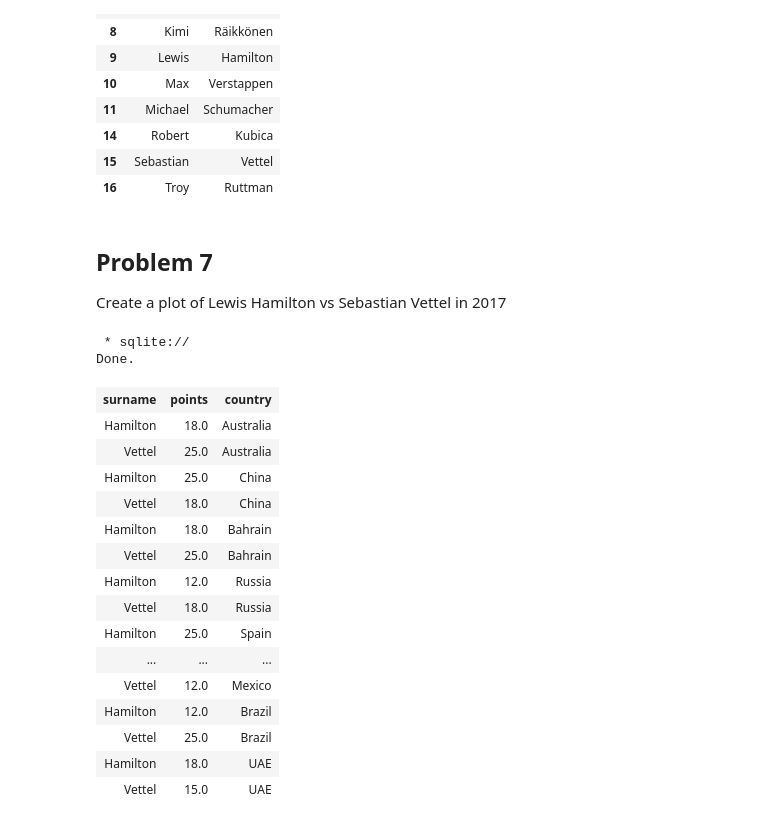
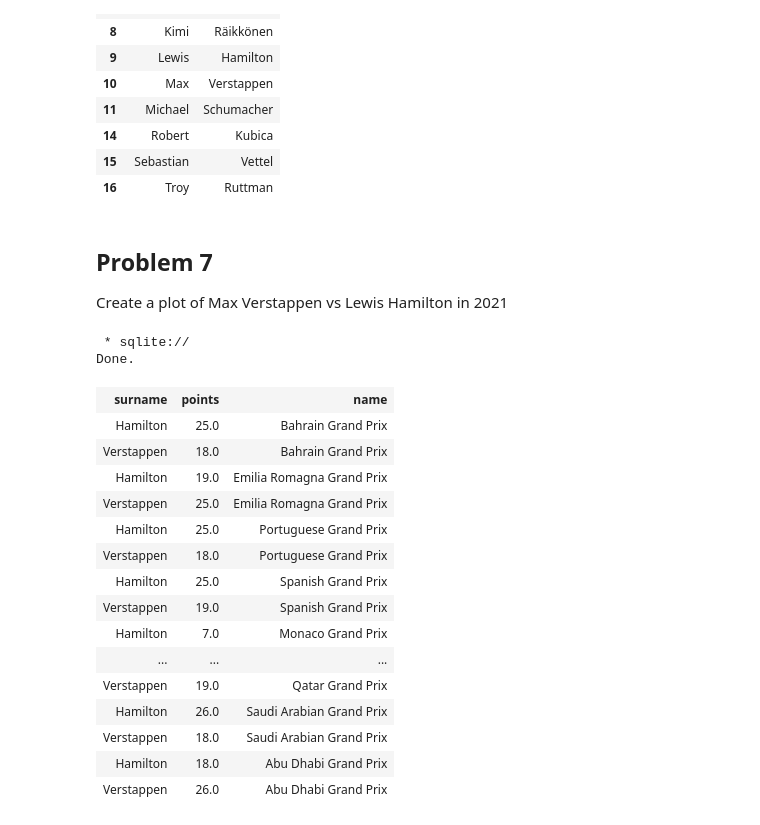
Before and after one commit to jla524/f1-analysis, a Jupyter notebook: notebooks/formula-1-data-analysis.ipynb, the cells around one changed output. Saved outputs shown, nothing was run; the diff lists cells and outputs as text; code cells hidden in the pictures.

```diff
--- a/notebooks/formula-1-data-analysis.ipynb
+++ b/notebooks/formula-1-data-analysis.ipynb
@@ -17,9 +17,12 @@ from scipy import stats
 # Configure matplotlib
 %matplotlib inline
 # %%
-def load_file(file_name: str, parse_dates: Optional[bool] = False):
+def load_file(file_name: str, parse_dates: Optional[bool] = False) -> pd.DataFrame:
     """
     :description: read the given CSV file and return it as a DataFrame
+    :param file_name: name of the CSV file
+    :parse_dates: to parse date columns
+    :returns: a DataFrame
     """
     root_path = Path().resolve(strict=True).parent
     data_path = root_path / 'data' / 'processed'
@@ -462,44 +465,43 @@ df[['forename', 'surname']].drop_duplicates()
 | 16 | Troy | Ruttman |
 # %% [markdown]
 ## Problem 7
-Create a plot of Lewis Hamilton vs Sebastian Vettel in 2017
+Create a plot of Max Verstappen vs Lewis Hamilton in 2021
 # %%
 %%sql
 -- Find the number of points these drivers received for
--- each race in 2017.
+-- each race in 2021.
 
-SELECT d.surname, re.points, c.country
+SELECT d.surname, re.points, ra.name
   FROM races ra
   JOIN results re
     ON ra.raceId = re.raceId
 
   JOIN drivers d
     ON re.driverId = d.driverId
 
-  JOIN circuits c
-    ON ra.circuitId = c.circuitId
- WHERE year = 2017
-   AND (surname = 'Hamilton'
-       OR surname = 'Vettel');
+ WHERE ra.year = 2021
+   AND (surname = 'Verstappen'
+        OR surname = 'Hamilton')
+ ORDER BY ra.round;
 # %% [output]
  * sqlite://
 Done.
-| surname | points | country |
-| Hamilton | 18.0 | Australia |
-| Vettel | 25.0 | Australia |
-| Hamilton | 25.0 | China |
-| Vettel | 18.0 | China |
-| Hamilton | 18.0 | Bahrain |
-| Vettel | 25.0 | Bahrain |
-| Hamilton | 12.0 | Russia |
-| Vettel | 18.0 | Russia |
-| Hamilton | 25.0 | Spain |
+| surname | points | name |
+| Hamilton | 25.0 | Bahrain Grand Prix |
+| Verstappen | 18.0 | Bahrain Grand Prix |
+| Hamilton | 19.0 | Emilia Romagna Grand Prix |
+| Verstappen | 25.0 | Emilia Romagna Grand Prix |
+| Hamilton | 25.0 | Portuguese Grand Prix |
+| Verstappen | 18.0 | Portuguese Grand Prix |
+| Hamilton | 25.0 | Spanish Grand Prix |
+| Verstappen | 19.0 | Spanish Grand Prix |
+| Hamilton | 7.0 | Monaco Grand Prix |
 | ... | ... | ... |
-| Vettel | 12.0 | Mexico |
-| Hamilton | 12.0 | Brazil |
-| Vettel | 25.0 | Brazil |
-| Hamilton | 18.0 | UAE |
-| Vettel | 15.0 | UAE |
+| Verstappen | 19.0 | Qatar Grand Prix |
+| Hamilton | 26.0 | Saudi Arabian Grand Prix |
+| Verstappen | 18.0 | Saudi Arabian Grand Prix |
+| Hamilton | 18.0 | Abu Dhabi Grand Prix |
+| Verstappen | 26.0 | Abu Dhabi Grand Prix |
 # %%
 df = _.DataFrame()
 
```
Also changed, not shown: parts of 9 cells of this notebook, 1 other file.
